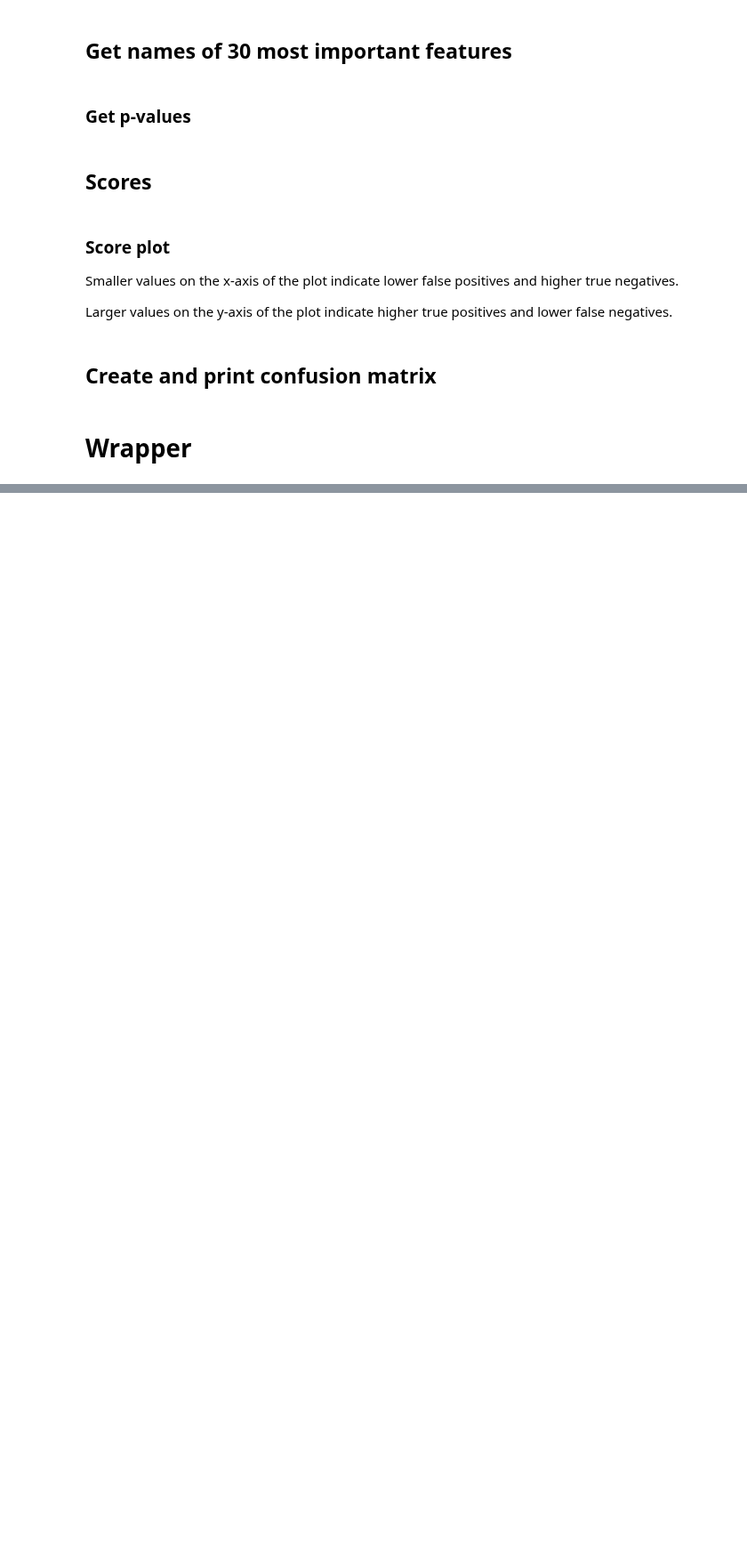
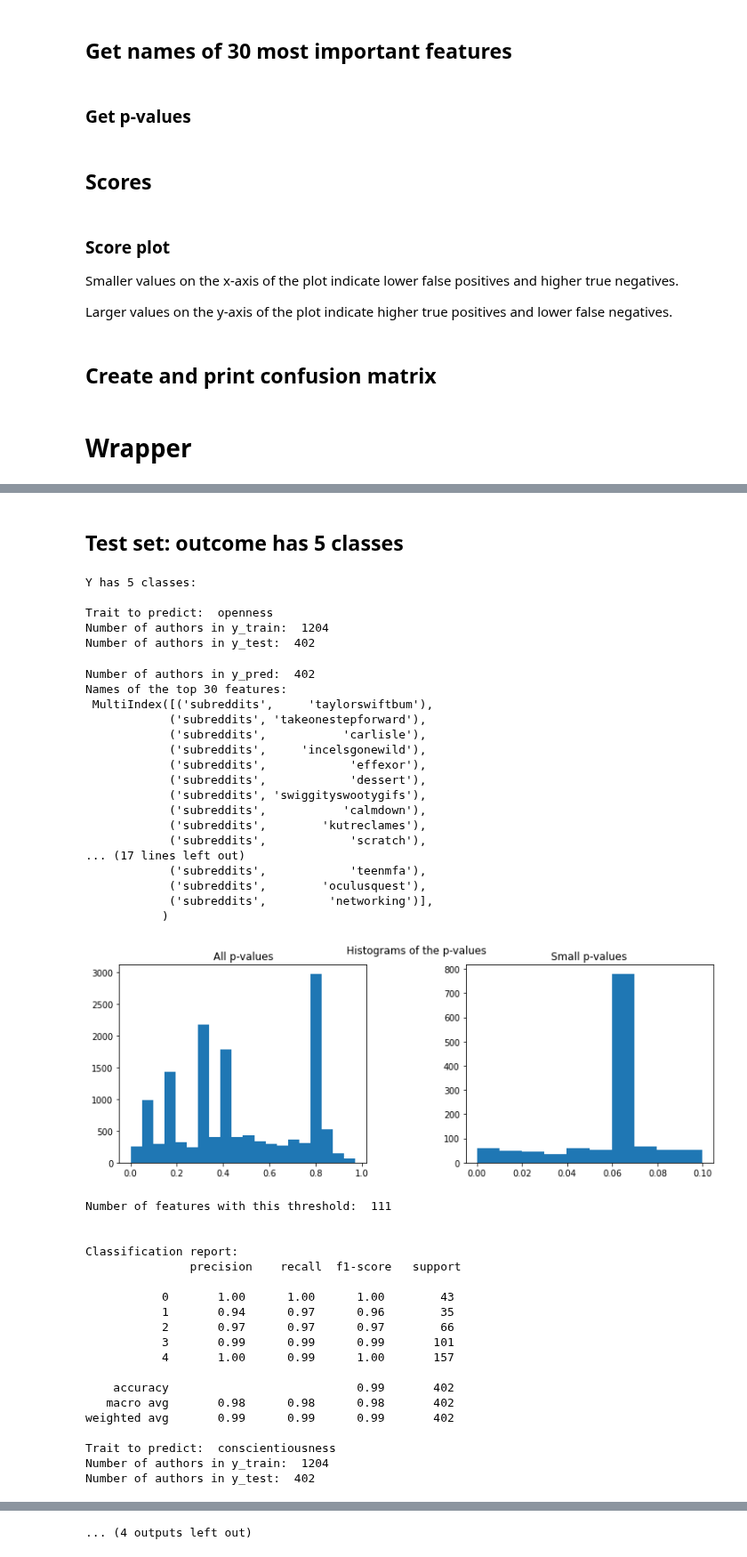
Before and after one commit to sophiasylvester/Big5-NLP, a Jupyter notebook: classifier.ipynb, the cells around one changed output, grey strips where cells are left out. Shown at 89% size. Cells and saved outputs as stored; diff of their text form; code cells hidden in the pictures; blank space fills up the shorter version.

```diff
--- a/classifier.ipynb
+++ b/classifier.ipynb
@@ -505,0 +520,48 @@ weighted avg       0.54      0.54      0.54       106
+# %% [markdown]
+## Test set: outcome has 5 classes
+# %%
+print("Y has 5 classes: \n")
+classify(df, 'multi', plotting=True)
+# %% [output]
+Y has 5 classes:
+
+Trait to predict:  openness
+Number of authors in y_train:  1204
+Number of authors in y_test:  402
+Number of authors in y_pred:  402
+Names of the top 30 features:
+ MultiIndex([('subreddits',     'taylorswiftbum'),
+            ('subreddits', 'takeonestepforward'),
+            ('subreddits',           'carlisle'),
+            ('subreddits',     'incelsgonewild'),
+            ('subreddits',            'effexor'),
+            ('subreddits',            'dessert'),
+            ('subreddits', 'swiggityswootygifs'),
+            ('subreddits',           'calmdown'),
+            ('subreddits',        'kutreclames'),
+            ('subreddits',            'scratch'),
+... (17 lines left out)
+            ('subreddits',            'teenmfa'),
+            ('subreddits',        'oculusquest'),
+            ('subreddits',         'networking')],
+           )
+[figure, added]
+Number of features with this threshold:  111
+
+
+Classification report:
+               precision    recall  f1-score   support
+
+           0       1.00      1.00      1.00        43
+           1       0.94      0.97      0.96        35
+           2       0.97      0.97      0.97        66
+           3       0.99      0.99      0.99       101
+           4       1.00      0.99      1.00       157
+
+    accuracy                           0.99       402
+   macro avg       0.98      0.98      0.98       402
+weighted avg       0.99      0.99      0.99       402
+
+Trait to predict:  conscientiousness
+Number of authors in y_train:  1204
+Number of authors in y_test:  402
@@ -506 +660,2 @@ weighted avg       0.54      0.54      0.54       106
+... (4 outputs left out)
 # %% [markdown]
```
Also changed, not shown: parts of 31 cells of this notebook.
